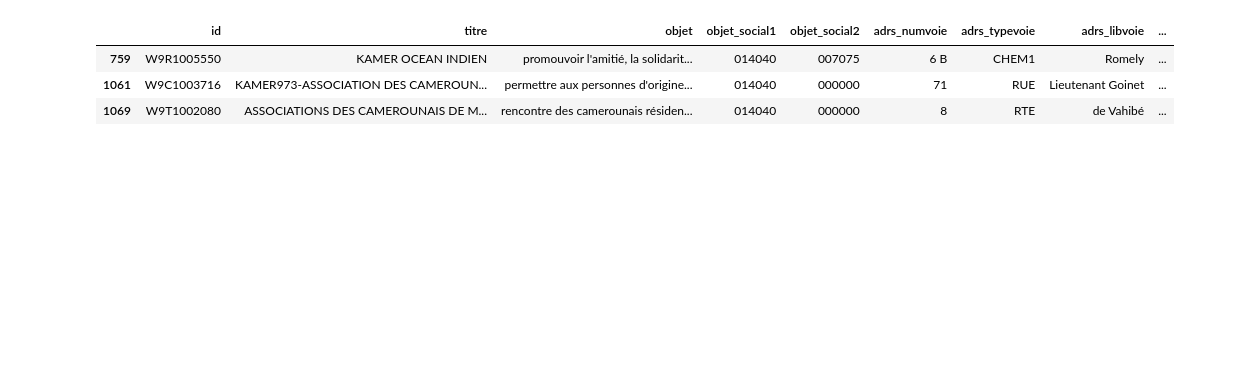
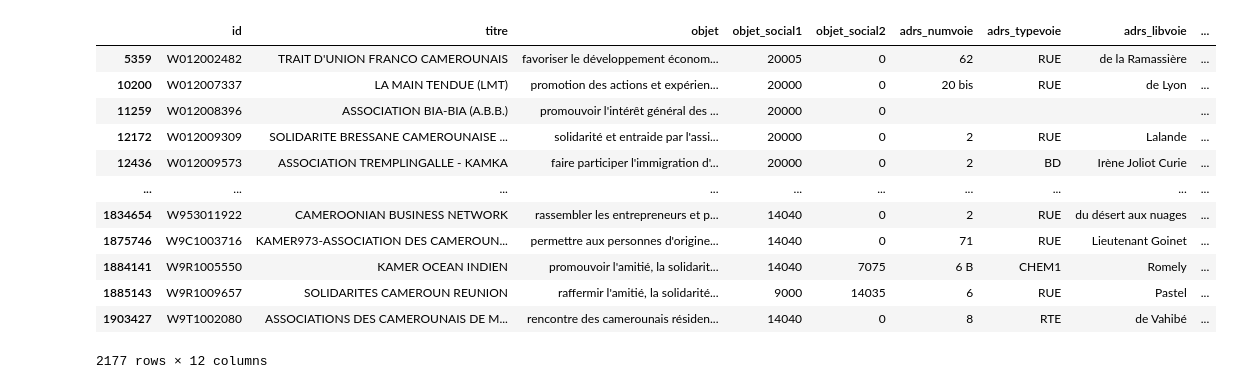
Before and after one commit to mongulu-cm/tchoung-te, a Jupyter notebook: etl/filter-cameroon.ipynb, the cells around one changed output. Saved outputs shown, nothing was run; the diff lists cells and outputs as text; code cells hidden in the pictures; blank space fills up the shorter version.

Commit message:
refactor: update code due to pyspark removal
closes #18
closes #13
closes #16

```diff
--- a/etl/filter-cameroon.ipynb
+++ b/etl/filter-cameroon.ipynb
@@ -63,3 +6,8 @@ df.head(10)
+# %%
+file_location = os.getcwd() + "/rna_waldec_20220301/"
+all_files = glob.glob(os.path.join(file_location, "*.csv"))
+
+df = pd.concat((pd.read_csv(f, delimiter=";", header=0, encoding="ISO-8859-1") for f in all_files), ignore_index=True)
 # %%
 df.columns
 # %% [output]
@@ -211,13 +24,50 @@ VBox(children=(HBox(children=(IntProgress(value=0, description='0.00%', max=1),
-# %%
-# df3[df3.dept == ""]
-# https://foad-mooc.auf.org/IMG/pdf/2-codes_nationalites-4.pdf
-# filter DOM/TOM
-display(df3.loc[ (df3.adrs_codepostal.str.startswith("97") == True) | (df3.adrs_codepostal.str.startswith("98") == True)])
-df3.loc[df3.id == "W9T1002080","region"]= "Mayotte"
-df3.loc[df3.id == "W9T1002080", "dept"] = "Mayotte"
-# %% [output]
-|  | id | titre | objet | objet_social1 | objet_social2 | adrs_numvoie | adrs_typevoie | adrs_libvoie | ... |
-| 759 | W9R1005550 | KAMER OCEAN INDIEN | promouvoir l'amitié, la solidarit... | 014040 | 007075 | 6 B | CHEM1 | Romely | ... |
-| 1061 | W9C1003716 | KAMER973-ASSOCIATION DES CAMEROUN... | permettre aux personnes d'origine... | 014040 | 000000 | 71 | RUE | Lieutenant Goinet | ... |
-| 1069 | W9T1002080 | ASSOCIATIONS DES CAMEROUNAIS DE M... | rencontre des camerounais résiden... | 014040 | 000000 | 8 | RTE | de Vahibé | ... |
+# %%
+def filter_cameroon(df):
+     return df[df['titre'].str.contains("CAMEROUN", case=False,na=False) | df['objet'].str.contains("CAMEROUN", case=False,na=False)]
+
+def remove_closed(df):
+    return df[df["position"].str.contains("D|S") == False]
+
+def normalize(df):
+    df['titre'].str.upper()
+    df['objet'].str.lower()
+    df['adrs_codepostal'] = df["adrs_codepostal"].astype(int)
+    df['objet_social1'] = df["objet_social1"].astype(int)
+    df['objet_social2'] = df["objet_social2"].astype(int)
+    df = df.fillna('') # this will avoid nan in adrs which concatenate multiple values
+
+    return df
+
+def select_relevant_columns(df):
+    return df[["id","titre", "objet", "objet_social1","objet_social2","adrs_numvoie","adrs_typevoie","adrs_libvoie","adrs_codepostal","adrs_libcommune", "siteweb"]]
+
+def add_column_adrs(df):
+    df["adrs"] = df['adrs_numvoie'].map(str)+ " "+ df['adrs_typevoie'].map(str)+ " "+ df['adrs_libvoie'].map(str)+" "+ \
+                 df['adrs_codepostal'].map(str)+" "+df['adrs_libcommune'].map(str)
+
+    from postal.expand import expand_address
+    df["adrs"]= df.apply(lambda row: expand_address(row["adrs"])[0], axis=1)
+    return df
+
+df2 = df.pipe(filter_cameroon) \
+        .pipe(remove_closed) \
+        .pipe(normalize) \
+        .pipe(select_relevant_columns) \
+        .pipe(add_column_adrs)
+
+df2
+# %% [output]
+|  | id | titre | objet | objet_social1 | objet_social2 | adrs_numvoie | adrs_typevoie | adrs_libvoie | ... |
+| 5359 | W012002482 | TRAIT D'UNION FRANCO CAMEROUNAIS | favoriser le développement économ... | 20005 | 0 | 62 | RUE | de la Ramassière | ... |
+| 10200 | W012007337 | LA MAIN TENDUE (LMT) | promotion des actions et expérien... | 20000 | 0 | 20 bis | RUE | de Lyon | ... |
+| 11259 | W012008396 | ASSOCIATION BIA-BIA (A.B.B.) | promouvoir l'intérêt général des ... | 20000 | 0 |  |  |  | ... |
+| 12172 | W012009309 | SOLIDARITE BRESSANE CAMEROUNAISE ... | solidarité et entraide par l'assi... | 20000 | 0 | 2 | RUE | Lalande | ... |
+| 12436 | W012009573 | ASSOCIATION TREMPLINGALLE - KAMKA | faire participer l'immigration d'... | 20000 | 0 | 2 | BD | Irène Joliot Curie | ... |
+| ... | ... | ... | ... | ... | ... | ... | ... | ... | ... |
+| 1834654 | W953011922 | CAMEROONIAN BUSINESS NETWORK | rassembler les entrepreneurs et p... | 14040 | 0 | 2 | RUE | du désert aux nuages | ... |
+| 1875746 | W9C1003716 | KAMER973-ASSOCIATION DES CAMEROUN... | permettre aux personnes d'origine... | 14040 | 0 | 71 | RUE | Lieutenant Goinet | ... |
+| 1884141 | W9R1005550 | KAMER OCEAN INDIEN | promouvoir l'amitié, la solidarit... | 14040 | 7075 | 6 B | CHEM1 | Romely | ... |
+| 1885143 | W9R1009657 | SOLIDARITES CAMEROUN REUNION | raffermir l'amitié, la solidarité... | 9000 | 14035 | 6 | RUE | Pastel | ... |
+| 1903427 | W9T1002080 | ASSOCIATIONS DES CAMEROUNAIS DE M... | rencontre des camerounais résiden... | 14040 | 0 | 8 | RTE | de Vahibé | ... |
+2177 rows × 12 columns
 # %%
```
Also changed, not shown: parts of 20 cells of this notebook, 8 other files.
